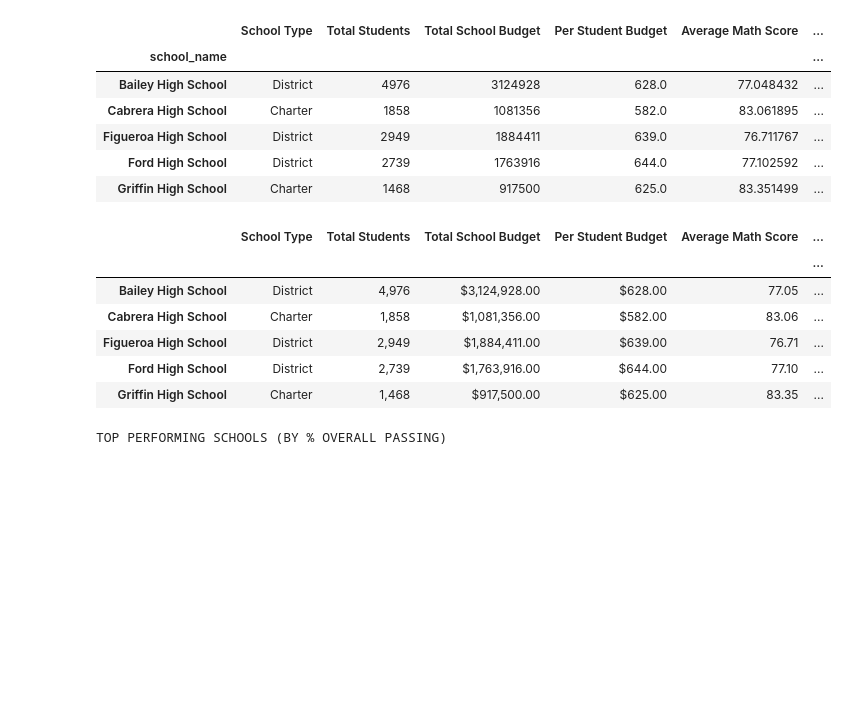
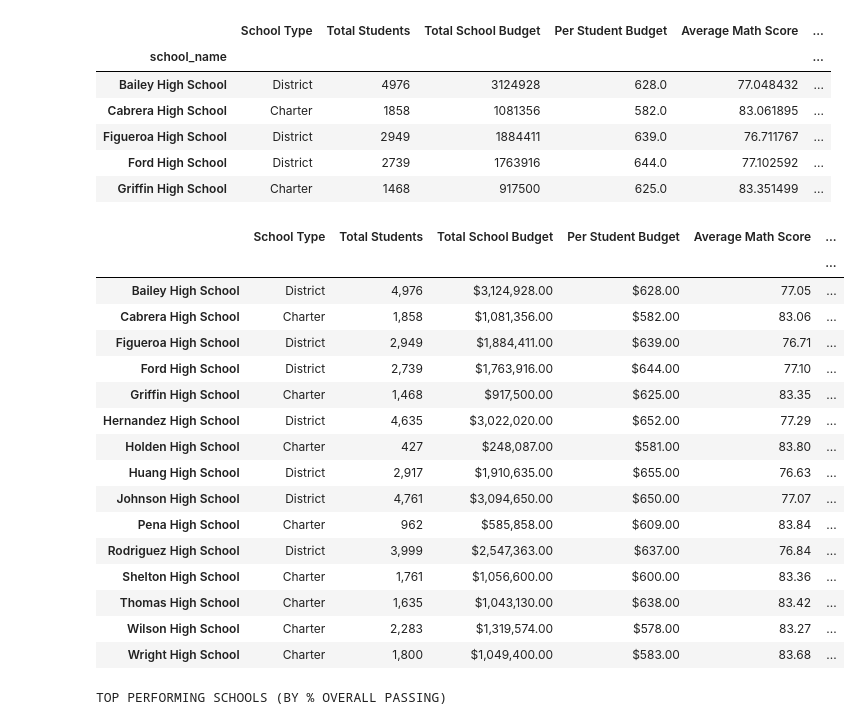
Before and after one commit to isabellajade/pandas-challenge, a Jupyter notebook: PyCitySchools/Untitled.ipynb, the cells around one changed output. Cells and saved outputs as stored; diff of their text form; code cells hidden in the pictures; blank space fills up the shorter version.

```diff
--- a/PyCitySchools/Untitled.ipynb
+++ b/PyCitySchools/Untitled.ipynb
@@ -354,23 +354,33 @@ school_summary_df.head()
 # %%
 # formatting for school_summary_df
 school_summary_df.index = school_summary_df.index.rename('')
 school_summary_df["Total Students"] = school_summary_df["Total Students"].map("{:,}".format)
 school_summary_df["Total School Budget"] = school_summary_df["Total School Budget"].astype(float).map("${:,.2f}".format)
 school_summary_df["Per Student Budget"] = school_summary_df["Per Student Budget"].astype(float).map("${:,.2f}".format)
 school_summary_df["Average Math Score"] = school_summary_df["Average Math Score"].map("{:.2f}".format)
 school_summary_df["Average Reading Score"] = school_summary_df["Average Reading Score"].map("{:.2f}".format)
 school_summary_df["% Passing Math"] = school_summary_df["% Passing Math"].map("{:.2f}%".format)
 school_summary_df["% Passing Reading"] = school_summary_df["% Passing Reading"].map("{:.2f}%".format)
 school_summary_df["% Overall Passing"] = school_summary_df["% Overall Passing"].map("{:.2f}%".format)
-school_summary_df.head()
+school_summary_df
 # %% [output]
 |  | School Type | Total Students | Total School Budget | Per Student Budget | Average Math Score | ... |
 |  |  |  |  |  |  | ... |
 | Bailey High School | District | 4,976 | $3,124,928.00 | $628.00 | 77.05 | ... |
 | Cabrera High School | Charter | 1,858 | $1,081,356.00 | $582.00 | 83.06 | ... |
 | Figueroa High School | District | 2,949 | $1,884,411.00 | $639.00 | 76.71 | ... |
 | Ford High School | District | 2,739 | $1,763,916.00 | $644.00 | 77.10 | ... |
 | Griffin High School | Charter | 1,468 | $917,500.00 | $625.00 | 83.35 | ... |
+| Hernandez High School | District | 4,635 | $3,022,020.00 | $652.00 | 77.29 | ... |
+| Holden High School | Charter | 427 | $248,087.00 | $581.00 | 83.80 | ... |
+| Huang High School | District | 2,917 | $1,910,635.00 | $655.00 | 76.63 | ... |
+| Johnson High School | District | 4,761 | $3,094,650.00 | $650.00 | 77.07 | ... |
+| Pena High School | Charter | 962 | $585,858.00 | $609.00 | 83.84 | ... |
+| Rodriguez High School | District | 3,999 | $2,547,363.00 | $637.00 | 76.84 | ... |
+| Shelton High School | Charter | 1,761 | $1,056,600.00 | $600.00 | 83.36 | ... |
+| Thomas High School | Charter | 1,635 | $1,043,130.00 | $638.00 | 83.42 | ... |
+| Wilson High School | Charter | 2,283 | $1,319,574.00 | $578.00 | 83.27 | ... |
+| Wright High School | Charter | 1,800 | $1,049,400.00 | $583.00 | 83.68 | ... |
 # %%
 print("TOP PERFORMING SCHOOLS (BY % OVERALL PASSING)")
 # %% [output]
```
Also changed, not shown: parts of 2 cells of this notebook, 6 other files.
